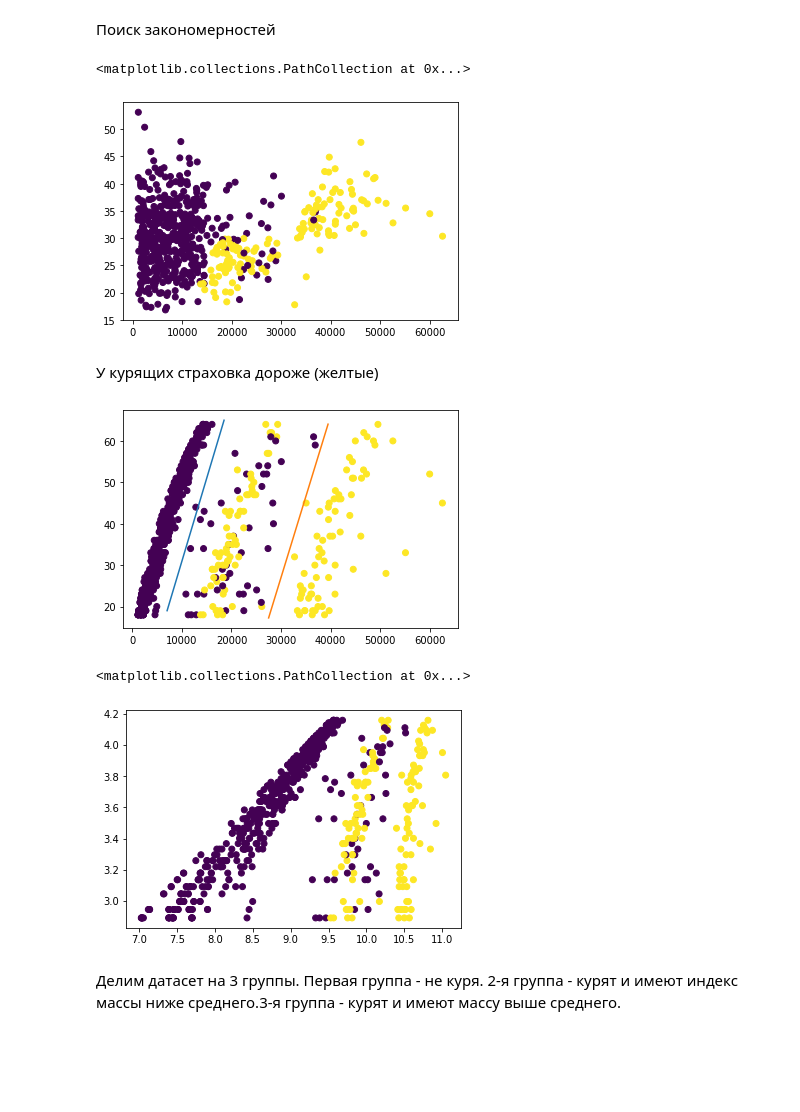
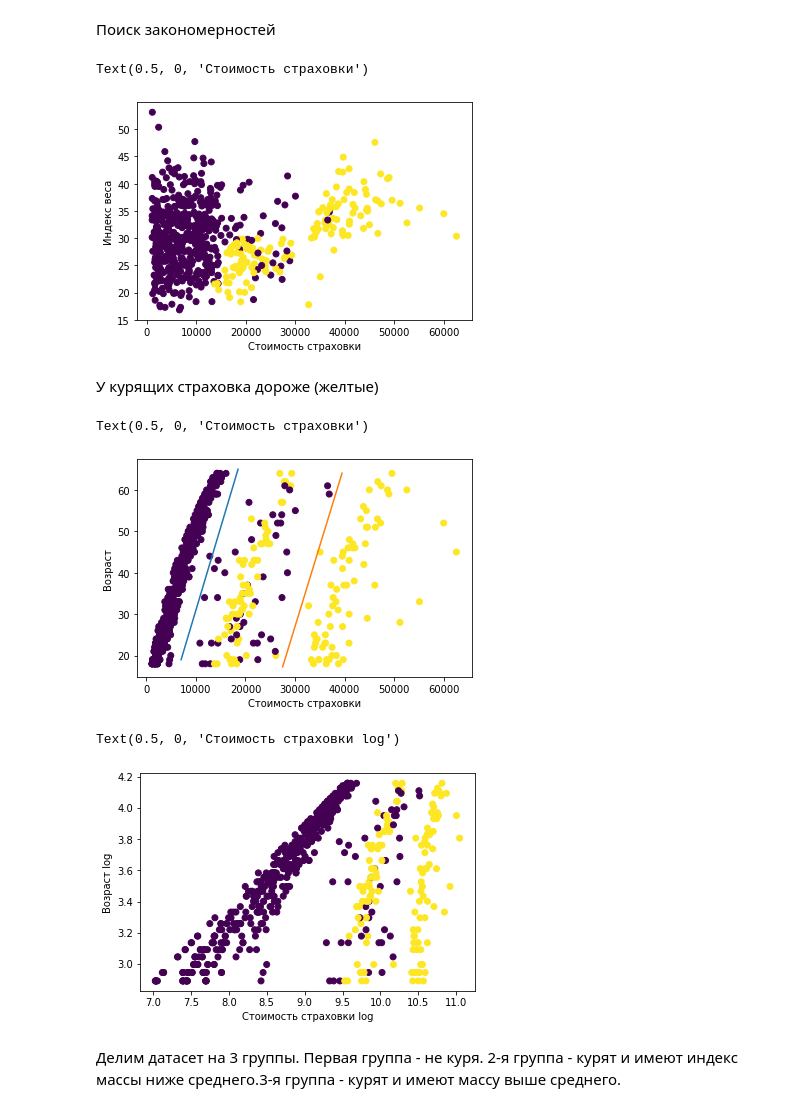
Before and after one commit to vzorspb/DE_Sprint, a Jupyter notebook: Task_1_4.ipynb, the cells around one changed output. Drawn from its saved outputs; the diff is of its cells as text; code cells hidden in the pictures; blank space fills up the shorter version.

```diff
--- a/Task_1_4.ipynb
+++ b/Task_1_4.ipynb
@@ -79,39 +79,46 @@ arr=np.array (dataset).T
 import matplotlib.pyplot as plt
 
 plt.scatter(arr[6],arr[2],c=arr[4])
+plt.ylabel('Индекс веса')
+plt.xlabel('Стоимость страховки')
 # %% [output]
-<matplotlib.collections.PathCollection at 0x...>
+Text(0.5, 0, 'Стоимость страховки')
-[figure, old version]
+[figure, new version]
 # %% [markdown]
 У курящих страховка дороже (желтые)
 # %%
 plt.scatter(arr[6],arr[0],c=arr[4])
 x=np.arange(7000,18500)
 y=x*0.004-9
 plt.plot(x,y)
 x=np.arange(27500,39500)
 y=x*0.0039-90
 plt.plot(x,y)
 type1 = []
 type2 = []
 type3 = []
 for line in dataset:
   if line[0]>line[6]*0.004-9:
     type1.append(line)
   elif line[0]<line[6]*0.0039-90:
     type3.append(line)
   else:
     type2.append(line)
 arr_type1=np.array (type1).T
 arr_type2=np.array (type2).T
 arr_type3=np.array (type3).T
+plt.ylabel('Возраст')
+plt.xlabel('Стоимость страховки')
 # %% [output]
+Text(0.5, 0, 'Стоимость страховки')
-[figure, old version]
+[figure, new version]
 # %%
 plt.scatter(np.log(arr[6]),np.log(arr[0]),c=arr[4])
+plt.ylabel('Возраст log')
+plt.xlabel('Стоимость страховки log')
 # %% [output]
-<matplotlib.collections.PathCollection at 0x...>
+Text(0.5, 0, 'Стоимость страховки log')
-[figure, old version]
+[figure, new version]
 # %% [markdown]
 Делим датасет на 3 группы. Первая группа - не куря. 2-я группа - курят и имеют индекс массы ниже среднего.3-я группа - курят и имеют массу выше среднего.
 # %%
```
